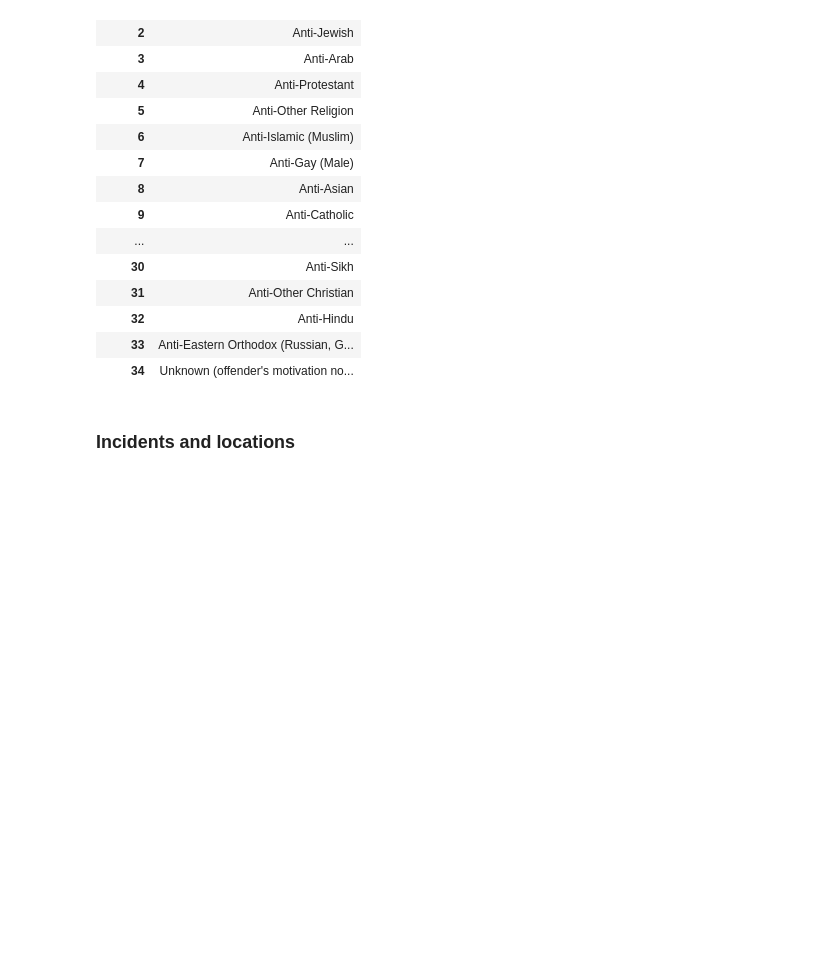
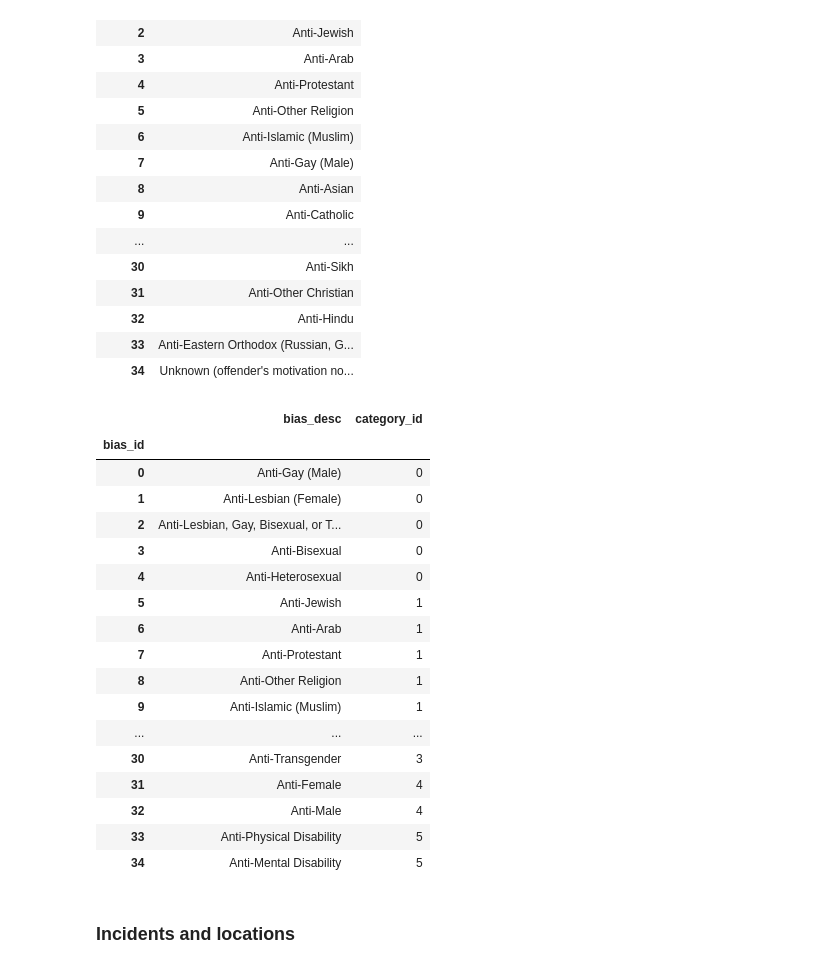
Before and after one commit to evacs/Project-3, a Jupyter notebook: Data_cleaning.ipynb, the cells around one changed output. Saved outputs shown, nothing was run; the diff lists cells and outputs as text; code cells hidden in the pictures; blank space fills up the shorter version.

```diff
--- a/Data_cleaning.ipynb
+++ b/Data_cleaning.ipynb
@@ -261,2 +276,6 @@ bias_df.to_csv("resources/bias_category.csv", index=False)
 # %% [markdown]
 ## Biases table
+# %%
+# Read the data into a Pandas DataFrame
+categories= pd.read_csv('resources/bias_categories.csv')
+categories
@@ -291,0 +316,25 @@ biases_df.to_csv("resources/bias.csv", index=True)
+# %%
+# Merge dataframes to create bias table with bias_id, bias, category_id
+bias = biases_df.merge( bias_df,left_on  = "bias_desc",right_on ="bias", how = 'right').merge(categories,on  = "category", how = 'right')
+bias = bias[['bias_desc','category_id']]
+bias.index.name = 'bias_id'
+bias
+# %% [output]
+|  | bias_desc | category_id |
+| bias_id |  |  |
+| 0 | Anti-Gay (Male) | 0 |
+| 1 | Anti-Lesbian (Female) | 0 |
+| 2 | Anti-Lesbian, Gay, Bisexual, or T... | 0 |
+| 3 | Anti-Bisexual | 0 |
+| 4 | Anti-Heterosexual | 0 |
+| 5 | Anti-Jewish | 1 |
+| 6 | Anti-Arab | 1 |
+| 7 | Anti-Protestant | 1 |
+| 8 | Anti-Other Religion | 1 |
+| 9 | Anti-Islamic (Muslim) | 1 |
+| ... | ... | ... |
+| 30 | Anti-Transgender | 3 |
+| 31 | Anti-Female | 4 |
+| 32 | Anti-Male | 4 |
+| 33 | Anti-Physical Disability | 5 |
+| 34 | Anti-Mental Disability | 5 |
```
Also changed, not shown: parts of 5 cells of this notebook, 4 other files.
